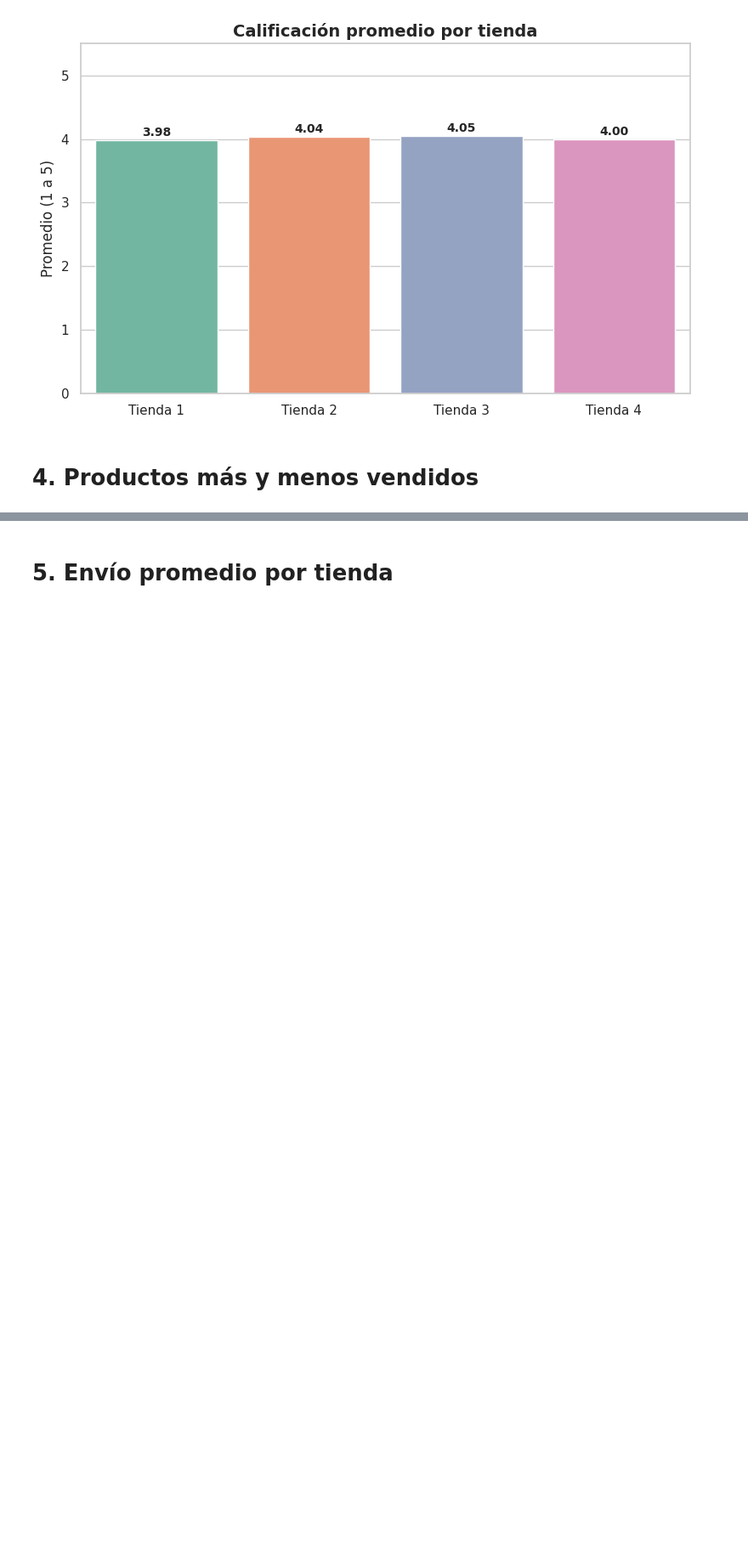
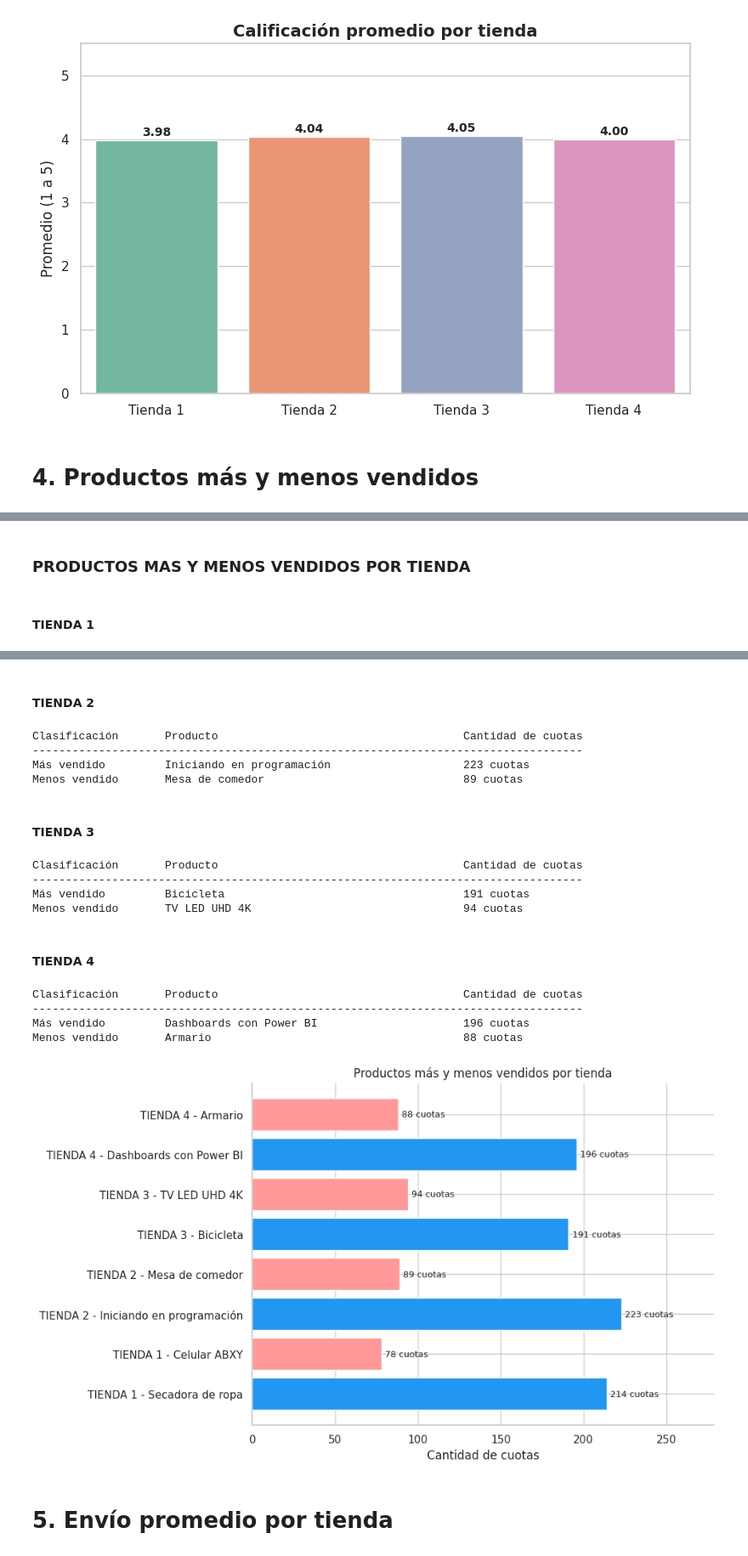
Before and after one commit to Saya-Sayita/Challenge1-Python, a Jupyter notebook: AluraStoreLatam.ipynb, the cells around one changed output, grey strips where cells are left out. Shown: that part at 85% size. Cells and saved outputs as stored; diff of their text form; code cells hidden in the pictures; blank space fills up the shorter version.

```diff
--- a/AluraStoreLatam.ipynb
+++ b/AluraStoreLatam.ipynb
@@ -323,0 +232,64 @@ Tienda 4:
+# %%
+from IPython.display import display, Markdown
+import matplotlib.pyplot as plt
+
+display(Markdown("### **PRODUCTOS MAS Y MENOS VENDIDOS POR TIENDA**"))
+
+# Datos por tienda
+tiendas = [tienda1, tienda2, tienda3, tienda4]
+nombres_tiendas = ['TIENDA 1', 'TIENDA 2', 'TIENDA 3', 'TIENDA 4']
+
+# Para gráfico único
+etiquetas = []
+productos = []
+cuotas = []
+colores = []
+
+# Texto por tienda
+for i, tienda in enumerate(tiendas):
+    resumen = tienda.groupby("Producto")["Cantidad de cuotas"].sum().sort_values(ascending=False)
+    producto_mas_vendido = resumen.idxmax()
+    cuotas_mas_vendido = int(resumen.max())
+    producto_menos_vendido = resumen.idxmin()
+    cuotas_menos_vendido = int(resumen.min())
+
+    # Título de tienda
+    display(Markdown(f"#### **{nombres_tiendas[i]}**"))
+
+    # Texto alineado
+    print("Clasificación".ljust(20) + "Producto".ljust(45) + "Cantidad de cuotas")
+    print("-" * 83)
+    print("Más vendido".ljust(20) + producto_mas_vendido.ljust(45) + f"{cuotas_mas_vendido:,}".replace(",", ".") + " cuotas")
+    print("Menos vendido".ljust(20) + producto_menos_vendido.ljust(45) + f"{cuotas_menos_vendido:,}".replace(",", ".") + " cuotas")
+
+    # Para el gráfico
+    etiquetas.append(f"{nombres_tiendas[i]} - {producto_mas_vendido}")
+    productos.append(producto_mas_vendido)
+    cuotas.append(cuotas_mas_vendido)
+    colores.append('#2196F3')  # Azul
+
+    etiquetas.append(f"{nombres_tiendas[i]} - {producto_menos_vendido}")
+    productos.append(producto_menos_vendido)
+    cuotas.append(cuotas_menos_vendido)
+    colores.append('#FF9999')  # Rojo
+print('\n')
+# Gráfico único agrupado
+fig, ax = plt.subplots(figsize=(10, 6))
+bars = ax.barh(etiquetas, cuotas, color=colores)
+
+for bar in bars:
+    ancho = bar.get_width()
+    ax.text(ancho + max(cuotas) * 0.01,
+            bar.get_y() + bar.get_height() / 2,
+            f"{int(ancho):,}".replace(",", ".") + " cuotas",
+            va='center', fontsize=9)
+
+ax.set_xlabel("Cantidad de cuotas")
+ax.set_xlim(0, max(cuotas) * 1.25)
+ax.set_title("Productos más y menos vendidos por tienda")
+ax.spines[['top', 'right']].set_visible(False)
+plt.tight_layout()
+plt.show()
+# %% [output]
+### **PRODUCTOS MAS Y MENOS VENDIDOS POR TIENDA**
+#### **TIENDA 1**
@@ -324,3 +300,19 @@ Tienda 4:
+#### **TIENDA 2**
+Clasificación       Producto                                     Cantidad de cuotas
+-----------------------------------------------------------------------------------
+Más vendido         Iniciando en programación                    223 cuotas
+Menos vendido       Mesa de comedor                              89 cuotas
+#### **TIENDA 3**
+Clasificación       Producto                                     Cantidad de cuotas
+-----------------------------------------------------------------------------------
+Más vendido         Bicicleta                                    191 cuotas
+Menos vendido       TV LED UHD 4K                                94 cuotas
+#### **TIENDA 4**
+Clasificación       Producto                                     Cantidad de cuotas
+-----------------------------------------------------------------------------------
+Más vendido         Dashboards con Power BI                      196 cuotas
+Menos vendido       Armario                                      88 cuotas
+[figure, added]
 # %% [markdown]
 # 5. Envío promedio por tienda
 # %%
```
Also changed, not shown: parts of 7 cells of this notebook.
